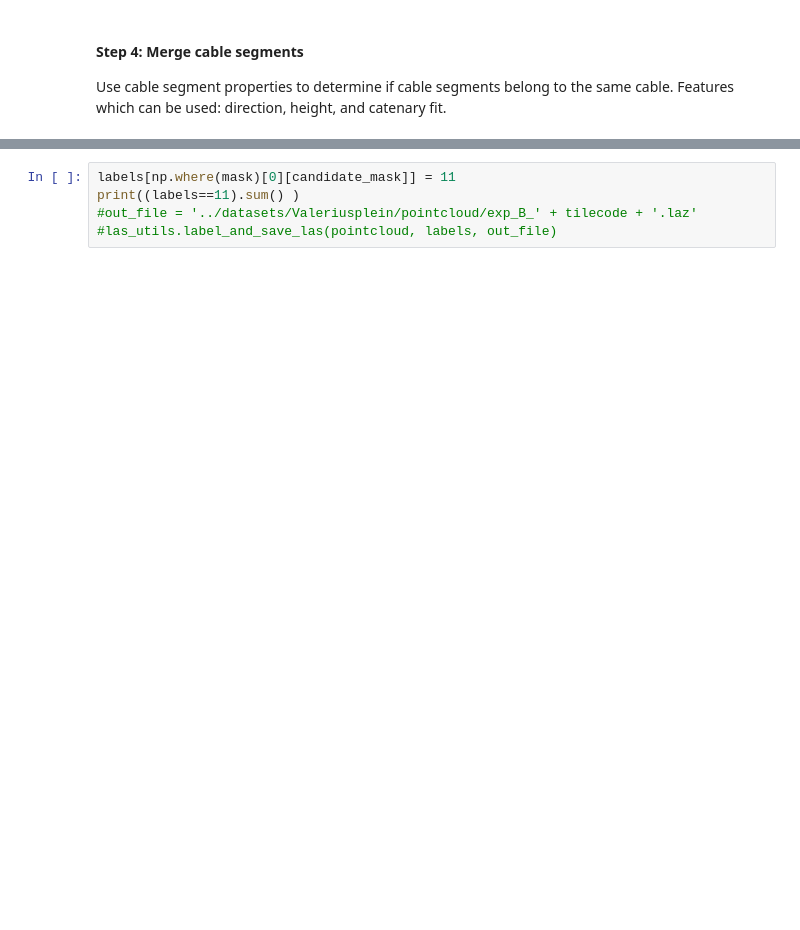
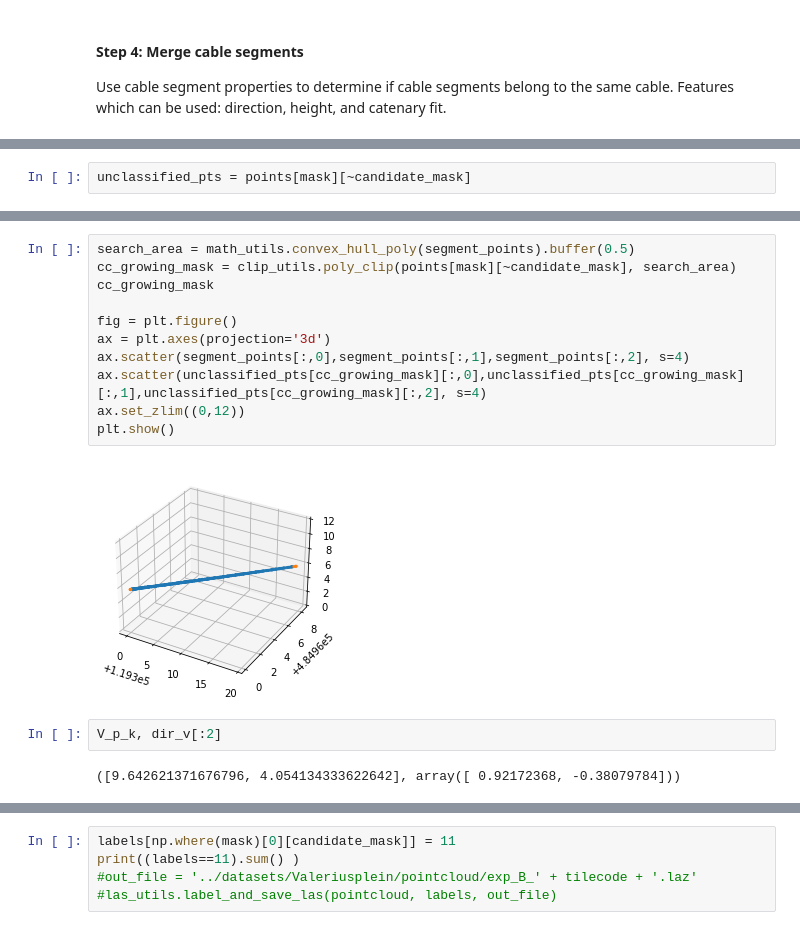
Before and after one commit to Amsterdam-Internships/UPC_Suspended_Streetlight_Extractor, a Jupyter notebook: milestone_2/Cable Extraction B.ipynb, the cells around one changed output, grey strips where cells are left out. Saved outputs shown, nothing was run; the diff lists cells and outputs as text; blank space fills up the shorter version.

```diff
--- a/milestone_2/Cable Extraction B.ipynb
+++ b/milestone_2/Cable Extraction B.ipynb
@@ -414,0 +519,2 @@ Use cable segment properties to determine if cable segments belong to the same c
+# %%
+unclassified_pts = points[mask][~candidate_mask]
@@ -414,0 +574,17 @@ Use cable segment properties to determine if cable segments belong to the same c
+# %%
+search_area = math_utils.convex_hull_poly(segment_points).buffer(0.5)
+cc_growing_mask = clip_utils.poly_clip(points[mask][~candidate_mask], search_area)
+cc_growing_mask
+
+fig = plt.figure()
+ax = plt.axes(projection='3d')
+ax.scatter(segment_points[:,0],segment_points[:,1],segment_points[:,2], s=4)
+ax.scatter(unclassified_pts[cc_growing_mask][:,0],unclassified_pts[cc_growing_mask][:,1],unclassified_pts[cc_growing_mask][:,2], s=4)
+ax.set_zlim((0,12))
+plt.show()
+# %% [output]
+[figure, added]
+# %%
+V_p_k, dir_v[:2]
+# %% [output]
+([9.642621371676796, 4.054134333622642], array([ 0.92172368, -0.38079784]))
```
Also changed, not shown: parts of 22 cells of this notebook.
